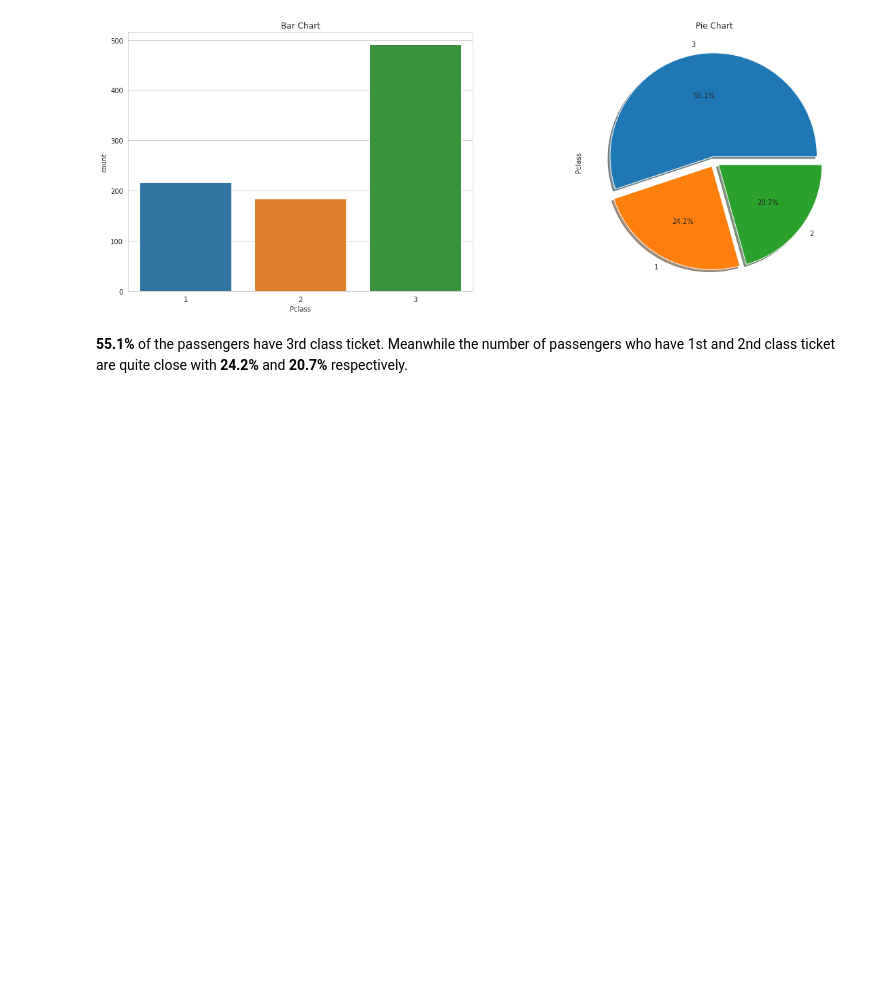
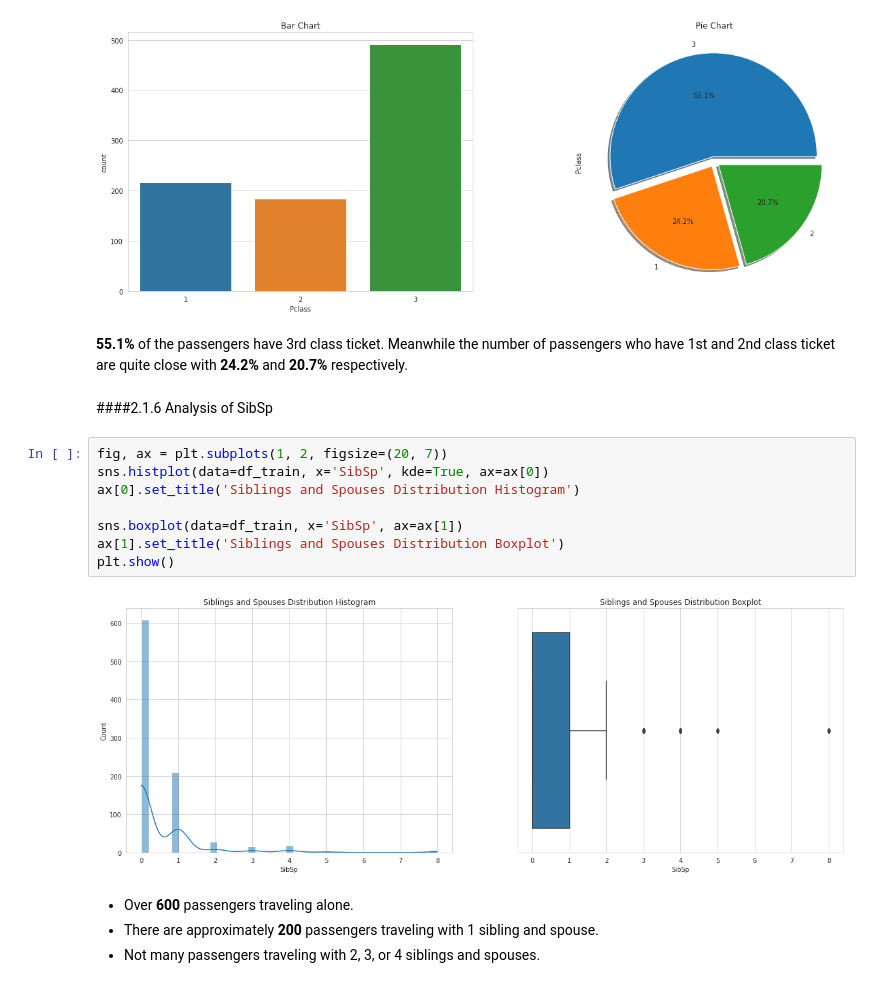
Before and after one commit to sahinozan/Titanic, a Jupyter notebook: titanic.ipynb, the cells around one changed output. Drawn from its saved outputs; the diff is of its cells as text; blank space fills up the shorter version.

Commit message:
analysis of SibSp added

```diff
--- a/titanic.ipynb
+++ b/titanic.ipynb
@@ -272,3 +272,19 @@ plt.show()
 [figure]
 # %% [markdown]
 **55.1%** of the passengers have 3rd class ticket. Meanwhile the number of passengers who have 1st and 2nd class ticket are quite close with **24.2%** and **20.7%** respectively.
+# %% [markdown]
+####2.1.6 Analysis of SibSp
+# %%
+fig, ax = plt.subplots(1, 2, figsize=(20, 7))
+sns.histplot(data=df_train, x='SibSp', kde=True, ax=ax[0])
+ax[0].set_title('Siblings and Spouses Distribution Histogram')
+
+sns.boxplot(data=df_train, x='SibSp', ax=ax[1])
+ax[1].set_title('Siblings and Spouses Distribution Boxplot')
+plt.show()
+# %% [output]
+[figure, added]
+# %% [markdown]
+* Over **600** passengers traveling alone.
+* There are approximately **200** passengers traveling with 1 sibling and spouse.
+* Not many passengers traveling with 2, 3, or 4 siblings and spouses.
```
